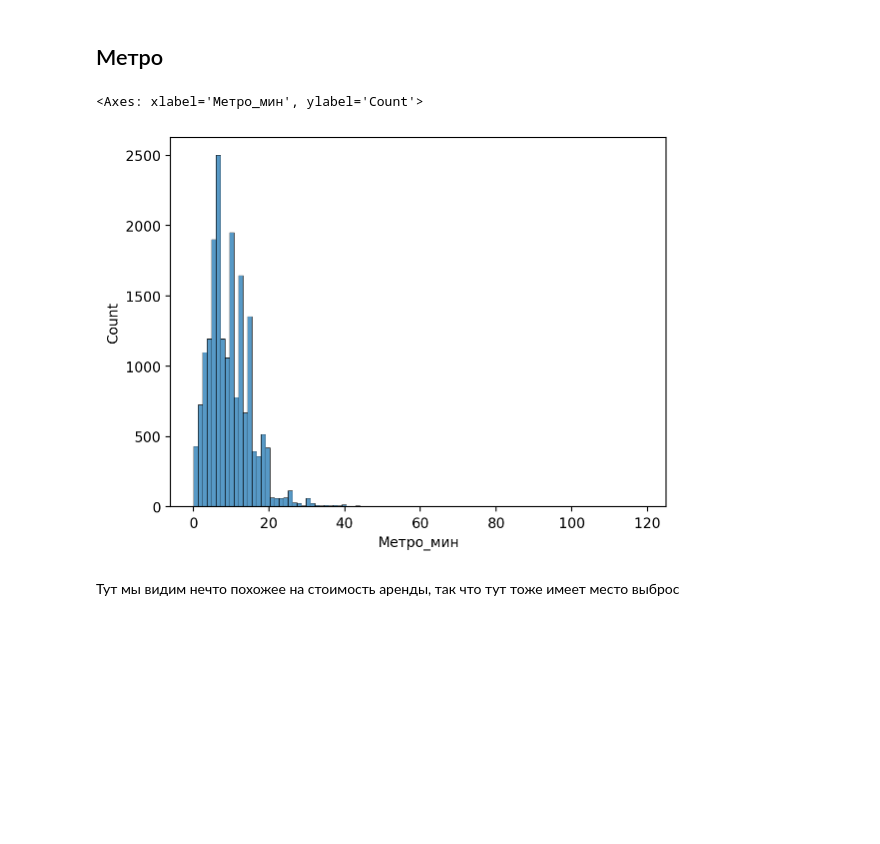
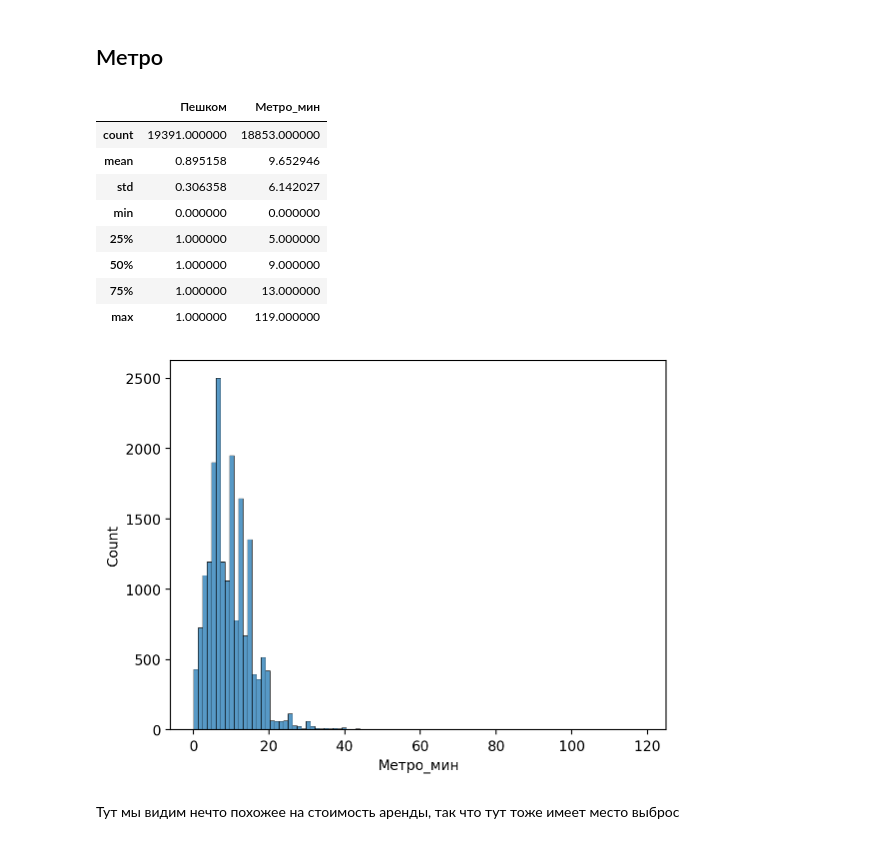
Before and after one commit to Shchushch/RealEstbyMW, a Jupyter notebook: EDA.ipynb, the cells around one changed output. Saved outputs shown, nothing was run; the diff lists cells and outputs as text; code cells hidden in the pictures; blank space fills up the shorter version.

```diff
--- a/EDA.ipynb
+++ b/EDA.ipynb
@@ -326,17 +330,26 @@ Name: Кол-во комнат, dtype: float64
 # %% [markdown]
 ## Метро
 # %%
-formatted_rlst['Пешком']= formatted_rlst['Метро'].dropna().apply(lambda x: x.find('пешком')!=-1)
+formatted_rlst['Пешком']= formatted_rlst['Метро'].dropna().apply(lambda x: 1 if x.find('пешком')!=-1 else 0)
 formatted_rlst['Метро_мин']= formatted_rlst['Метро'].dropna().apply(lambda x: x[x.find('(')+1:x.find(' мин')])#.apply(int)
 #formatted_rlst['Метро'].dropna().apply(lambda x: int(x[x.find('(')+1:x.find(' мин')]))
 formatted_rlst.replace({"None":np.nan},inplace=True)
 formatted_rlst['Метро_мин']=formatted_rlst.iloc[:,-1].dropna().astype('int')
 
 #formatted_rlst['Метро мин.'].dropna().loc[formatted_rlst['Метро мин.'].dropna()=='None']
+
+sns.histplot(formatted_rlst['Метро_мин'],bins=100)
 formatted_rlst.iloc[:,-2:].describe(include='all')
-sns.histplot(formatted_rlst['Метро_мин'],bins=100)
 # %% [output]
-<Axes: xlabel='Метро_мин', ylabel='Count'>
+|  | Пешком | Метро_мин |
+| count | 19391.000000 | 18853.000000 |
+| mean | 0.895158 | 9.652946 |
+| std | 0.306358 | 6.142027 |
+| min | 0.000000 | 0.000000 |
+| 25% | 1.000000 | 5.000000 |
+| 50% | 1.000000 | 9.000000 |
+| 75% | 1.000000 | 13.000000 |
+| max | 1.000000 | 119.000000 |
 [figure]
 # %% [markdown]
 Тут мы видим нечто похожее на стоимость аренды, так что тут тоже имеет место выброс
```
Also changed, not shown: parts of 6 cells of this notebook, 2 other files.
